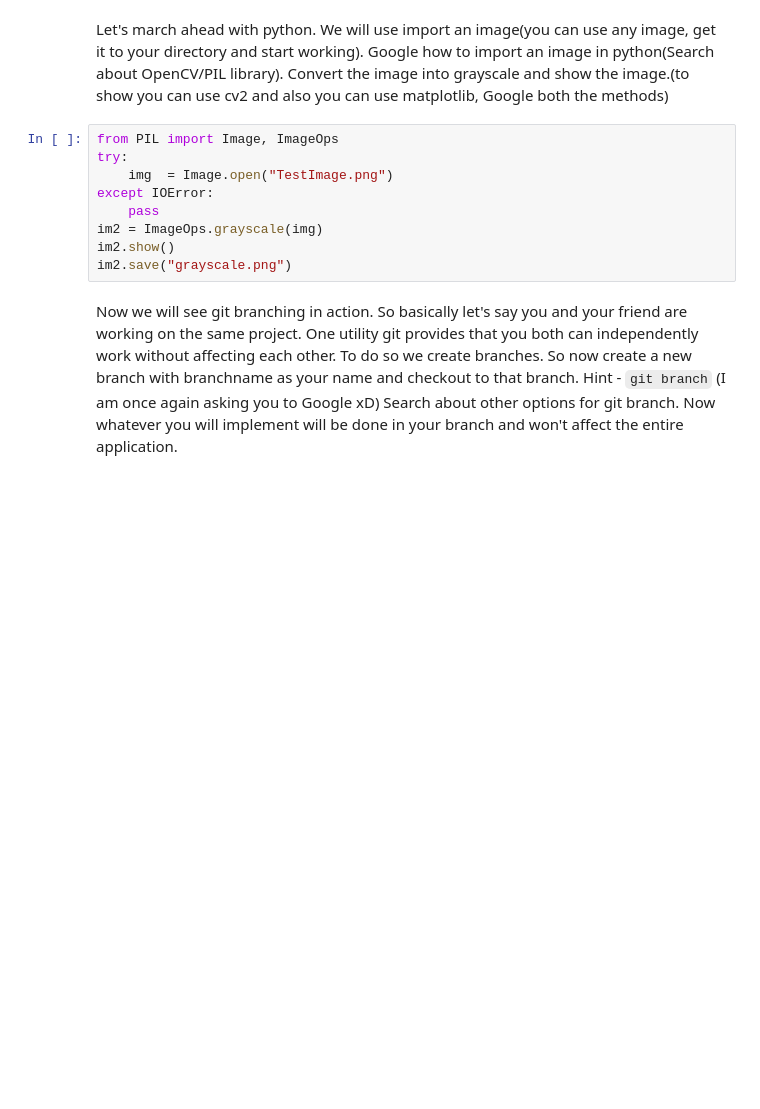
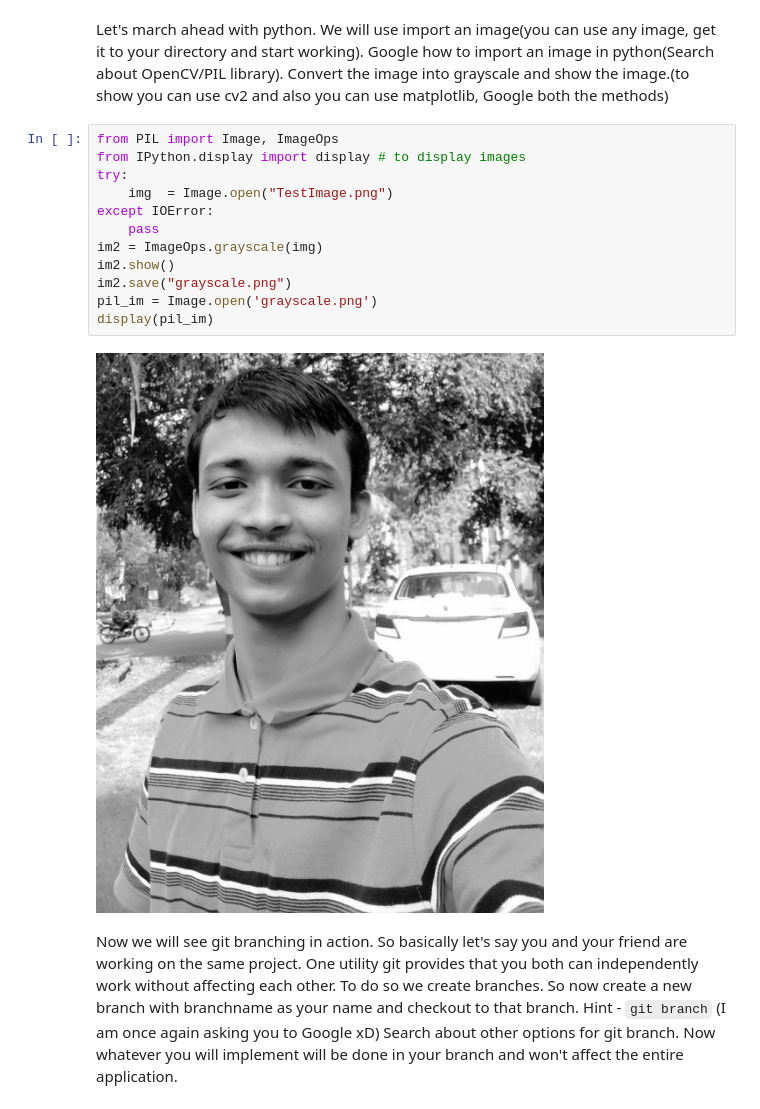
Before and after one commit to arponbasu/CNN-Project-SoC-2ndSem, a Jupyter notebook: Assignment1-_Github_and_Python.ipynb, the cells around one changed output. Drawn from its saved outputs; the diff is of its cells as text; blank space fills up the shorter version.

````diff
--- a/Assignment1-_Github_and_Python.ipynb
+++ b/Assignment1-_Github_and_Python.ipynb
@@ -133,13 +133,18 @@ Now you want to use your roll number instead of your name in the very first task
 Let's march ahead with python. We will use import an image(you can use any image, get it to your directory and start working). Google how to import an image in python(Search about OpenCV/PIL library). Convert the image into grayscale and show the image.(to show you can use cv2 and also you can use matplotlib, Google both the methods)
 # %%
 from PIL import Image, ImageOps
+from IPython.display import display # to display images
 try:
     img  = Image.open("TestImage.png")
 except IOError:
     pass
 im2 = ImageOps.grayscale(img)
 im2.show()
 im2.save("grayscale.png")
+pil_im = Image.open('grayscale.png')
+display(pil_im)
+# %% [output]
+[figure, added]
 # %% [markdown]
 Now we will see git branching in action. So basically let's say you and your friend are working on the same project. One utility git provides that you both can independently work without affecting each other. To do so we create branches. So now create a new branch with branchname as your name and checkout to that branch. Hint - ```git branch``` (I am once again asking you to Google xD) Search about other options for git branch. Now whatever you will implement will be done in your branch and won't affect the entire application.
 # %% [markdown]
````
Also changed, not shown: parts of 1 cell of this notebook.
